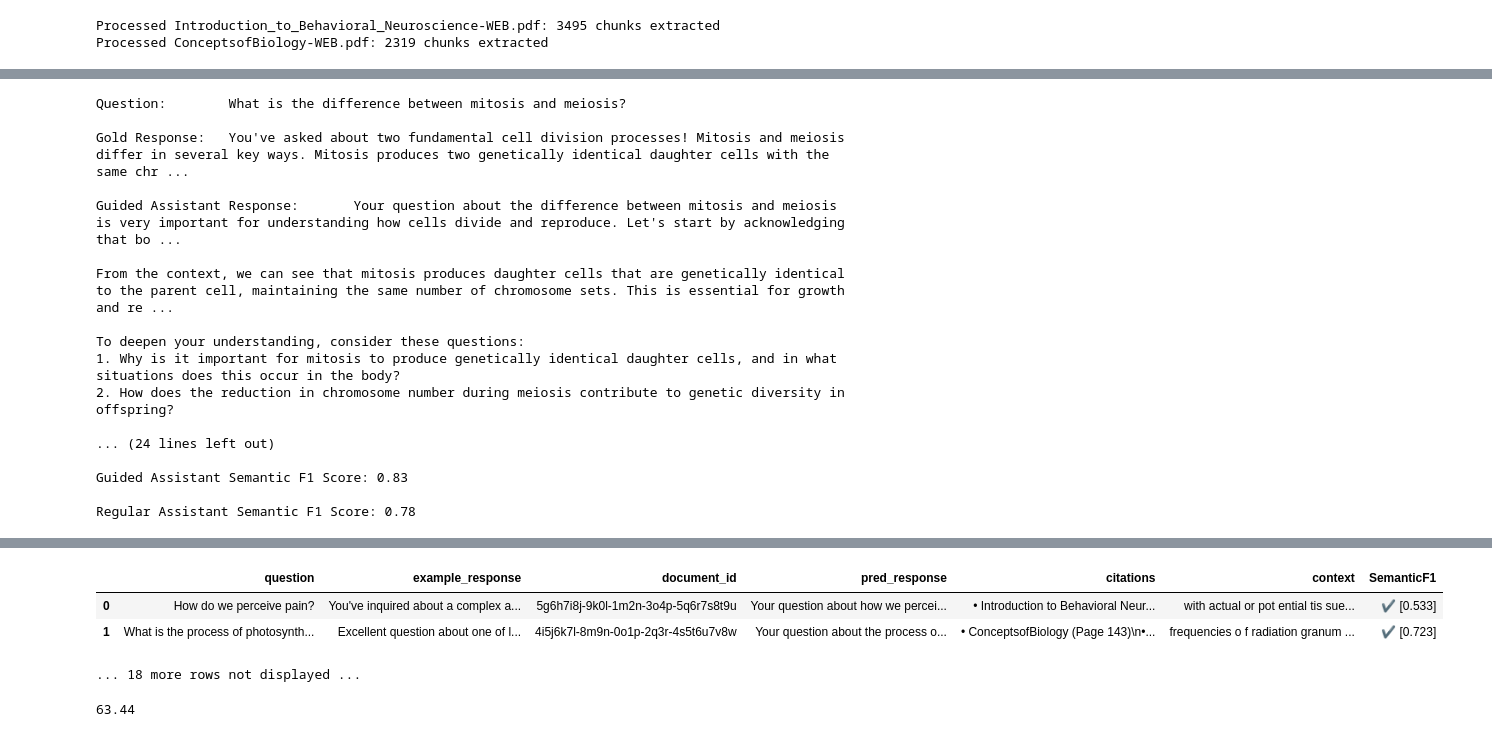
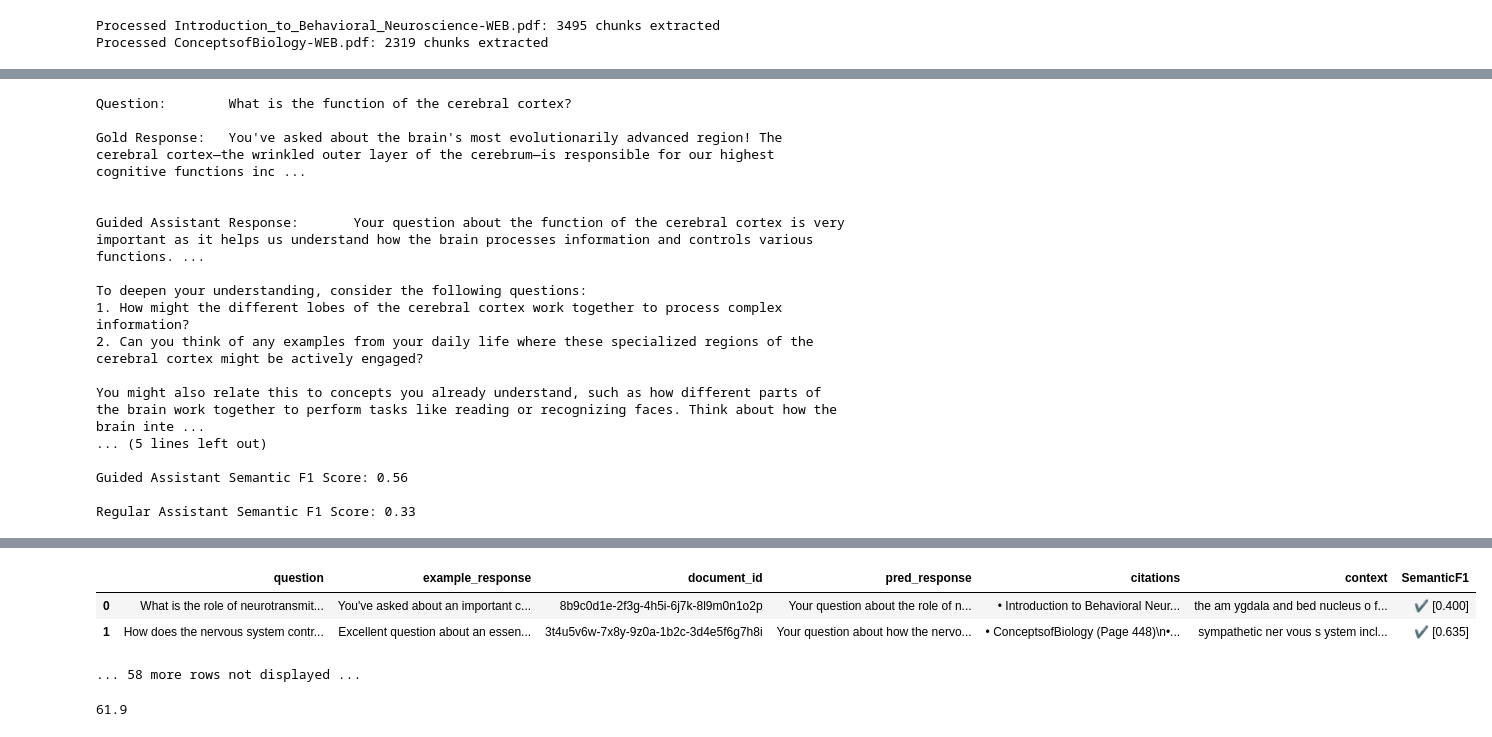
Before and after one commit to SarahOstermeier/TechnicalExercises, a Jupyter notebook: Arize_Technical_Exercise.ipynb, the cells around one changed output, grey strips where cells are left out. Drawn from its saved outputs; the diff is of its cells as text; code cells hidden in the pictures.

```diff
--- a/Arize_Technical_Exercise.ipynb
+++ b/Arize_Technical_Exercise.ipynb
@@ -249,18 +277,4 @@ documents, metadatas, ids = process_documents_for_chroma(os.path.join(project_dr
 # %% [output]
 Processed Introduction_to_Behavioral_Neuroscience-WEB.pdf: 3495 chunks extracted
 Processed ConceptsofBiology-WEB.pdf: 2319 chunks extracted
-# %%
-# Initialize ChromaDB
-persist_dir = "/content/drive/MyDrive/Colab Notebooks/Arize RAG Exercise/Vector_DB"
-
-chroma_client = chromadb.PersistentClient(path=persist_dir)
-# %%
-# Create a new collection (or get existing one)
-# You can choose the embedding function based on your needs
-embedding_function = embedding_functions.DefaultEmbeddingFunction()
-collection_name = "textbook_data"
-collection = chroma_client.create_collection(
-    name=collection_name,
-    embedding_function=embedding_function
-)
 # %%
@@ -497,12 +538,12 @@ for gas e xchang e is v ery lar ge.
 # %%
-eval_data_dir = os.path.join(project_drive_dir, "Eval Datasets")
-
+# Load the evaluation dataset
+eval_data_dir = os.path.join(project_dir_path, eval_data_dir)
 with open(os.path.join(eval_data_dir,'eval_data.json'), 'r') as f:
-    eval_dataset = json.load(f)
+    eval_data = json.load(f)
 # %%
-eval_data_examples = [dspy.Example(**d).with_inputs('question') for d in eval_dataset]
+eval_data_examples = [dspy.Example(**d).with_inputs('question') for d in eval_data]
 
-# Let's pick an `example` here from the data.
-example = eval_data_examples[2]
+# Load an example from the data
+example = eval_data_examples[13]
 example
 # %% [output]
@@ -518,39 +557,38 @@ from dspy.evaluate import SemanticF1
 # Instantiate the metric.
 metric = SemanticF1(decompositional=True)
 
-# Produce a prediction from our `cot` module, using the `example` above as input.
+# Get predictions from both the guided and the regular models
 pred_guided = guided_assistant(**example.inputs())
 pred_regular = assistant(**example.inputs())
 
-# Compute the metric score for the prediction.
+# Compute the metric score for the prediction for both models and compare results
 score_guided = metric(example, pred_guided)
 score_regular = metric(example, pred_regular)
 
 print(f"Question: \t {example.question}\n")
-print(f"Gold Response: \t {example.response}\n")
+print(f"Gold Response: \t {example.response}\n\n")
 print(f"Guided Assistant Response: \t {pred_guided.response}\n")
-print(f"Guided Assistant Semantic F1 Score: {score_guided:.2f}\n")
 print(f"Regular Assistant Response: \t {pred_regular.response}\n\n")
 print(f"Guided Assistant Semantic F1 Score: {score_guided:.2f}\n")
 print(f"Regular Assistant Semantic F1 Score: {score_regular:.2f}")
 # %% [output]
-Question:        What is the difference between mitosis and meiosis?
+Question:        What is the function of the cerebral cortex?
 
-Gold Response:   You've asked about two fundamental cell division processes! Mitosis and meiosis differ in several key ways. Mitosis produces two genetically identical daughter cells with the same chr ...
+Gold Response:   You've asked about the brain's most evolutionarily advanced region! The cerebral cortex—the wrinkled outer layer of the cerebrum—is responsible for our highest cognitive functions inc ...
 
-Guided Assistant Response:       Your question about the difference between mitosis and meiosis is very important for understanding how cells divide and reproduce. Let's start by acknowledging that bo ...
 
-From the context, we can see that mitosis produces daughter cells that are genetically identical to the parent cell, maintaining the same number of chromosome sets. This is essential for growth and re ...
+Guided Assistant Response:       Your question about the function of the cerebral cortex is very important as it helps us understand how the brain processes information and controls various functions. ...
 
-To deepen your understanding, consider these questions:
-1. Why is it important for mitosis to produce genetically identical daughter cells, and in what situations does this occur in the body?
-2. How does the reduction in chromosome number during meiosis contribute to genetic diversity in offspring?
+To deepen your understanding, consider the following questions:
+1. How might the different lobes of the cerebral cortex work together to process complex information?
+2. Can you think of any examples from your daily life where these specialized regions of the cerebral cortex might be actively engaged?
 
-... (24 lines left out)
+You might also relate this to concepts you already understand, such as how different parts of the brain work together to perform tasks like reading or recognizing faces. Think about how the brain inte ...
+... (5 lines left out)
 
-Guided Assistant Semantic F1 Score: 0.83
+Guided Assistant Semantic F1 Score: 0.56
 
-Regular Assistant Semantic F1 Score: 0.78
+Regular Assistant Semantic F1 Score: 0.33
 # %%
 from dspy.evaluate import SemanticF1
 
@@ -558,8 +596,7 @@ from dspy.evaluate import SemanticF1
 metric = SemanticF1(decompositional=True)
 
 # Define an evaluator that we can re-use.
-evaluate = dspy.Evaluate(devset=devset, metric=metric, num_threads=24,
-                         display_progress=True, display_table=2)
+evaluate = dspy.Evaluate(devset=eval_data_examples, metric=metric, num_threads=24,display_progress=True, display_table=2)
 
 # Evaluate the guided learning assistant
 evaluate(guided_assistant)
@@ -568,8 +605,8 @@ evaluate(guided_assistant)
 |  | question | example_response | document_id | pred_response | citations | context | SemanticF1 |
-| 0 | How do we perceive pain? | You've inquired about a complex a... | 5g6h7i8j-9k0l-1m2n-3o4p-5q6r7s8t9u | Your question about how we percei... | • Introduction to Behavioral Neur... | with actual or pot ential tis sue... | ✔️ [0.533] |
-| 1 | What is the process of photosynth... | Excellent question about one of l... | 4i5j6k7l-8m9n-0o1p-2q3r-4s5t6u7v8w | Your question about the process o... | • ConceptsofBiology (Page 143)\n•... | frequencies o f radiation granum ... | ✔️ [0.723] |
+| 0 | What is the role of neurotransmit... | You've asked about an important c... | 8b9c0d1e-2f3g-4h5i-6j7k-8l9m0n1o2p | Your question about the role of n... | • Introduction to Behavioral Neur... | the am ygdala and bed nucleus o f... | ✔️ [0.400] |
+| 1 | How does the nervous system contr... | Excellent question about an essen... | 3t4u5v6w-7x8y-9z0a-1b2c-3d4e5f6g7h8i | Your question about how the nervo... | • ConceptsofBiology (Page 448)\n•... | sympathetic ner vous s ystem incl... | ✔️ [0.635] |
-... 18 more rows not displayed ...
+... 58 more rows not displayed ...
-63.44
+61.9
 # %%
 # Evaluate the vanilla learning assistant
 evaluate(assistant)
```
Also changed, not shown: parts of 43 cells of this notebook.
